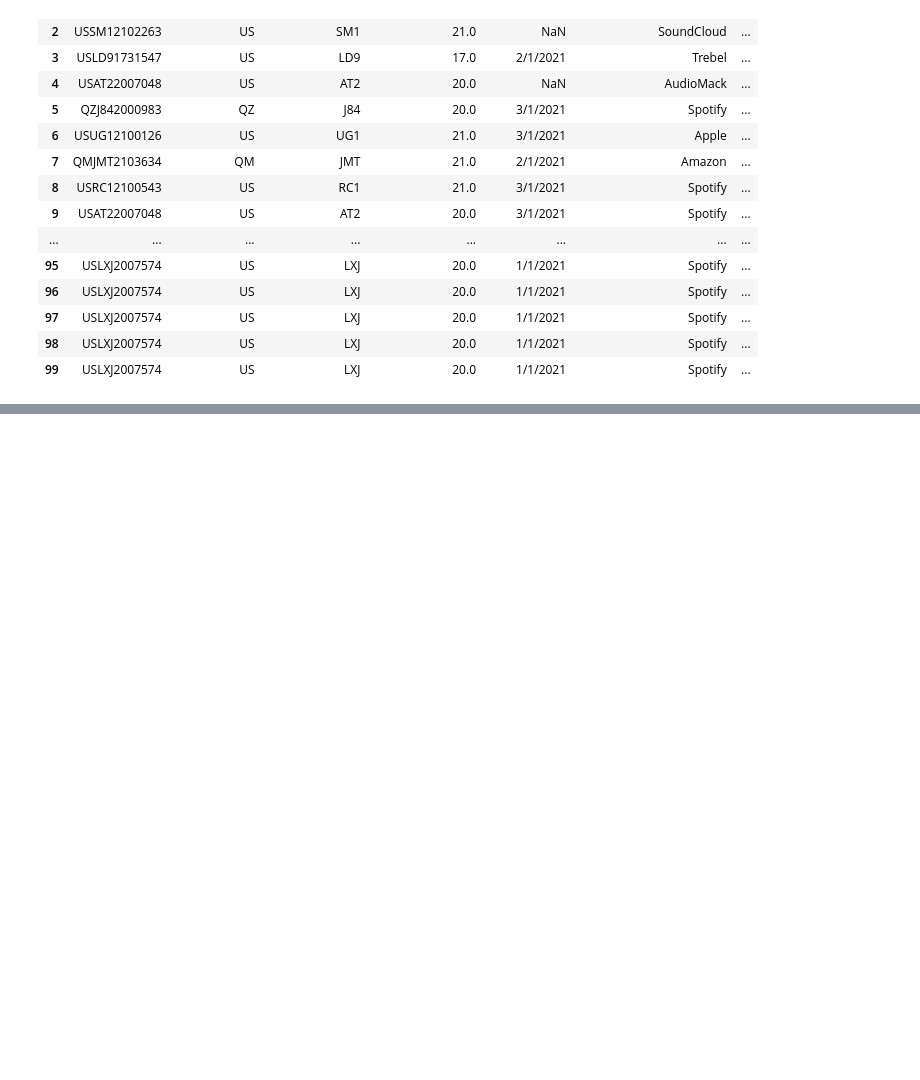
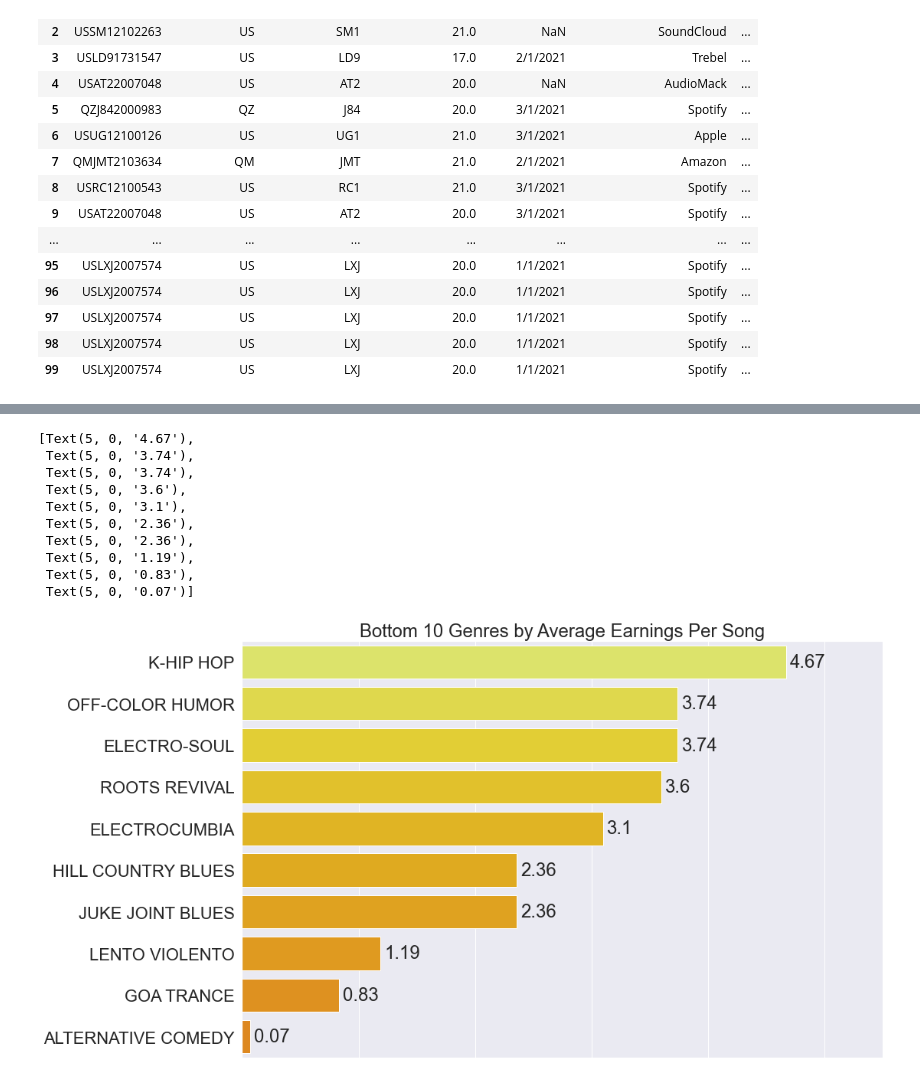
Before and after one commit to NSS-Data-Analytics-Cohort-6/mlc-project-pythons-on-a-plane, a Jupyter notebook: notebooks/mlc_streaming_data.ipynb, the cells around one changed output, grey strips where cells are left out. Drawn from its saved outputs; the diff is of its cells as text; code cells hidden in the pictures; blank space fills up the shorter version.

```diff
--- a/notebooks/mlc_streaming_data.ipynb
+++ b/notebooks/mlc_streaming_data.ipynb
@@ -734,0 +860,7 @@ genre_earnings_avg.tail(30)
+# %%
+genre_earnings_avg = royalties.groupby('genre')[['earnings']].mean().sort_values(['earnings'],ascending=False)
+
+#drop nan earnings
+genre_earnings_avg = genre_earnings_avg[genre_earnings_avg['earnings'].notna()]
+
+genre_earnings_avg.head(30)
@@ -734,0 +907,6 @@ genre_earnings_avg.tail(30)
+# %%
+#bottom 10 genre by avg earnings dataframe
+bottom_genre_earnings_avg = pd.DataFrame(genre_earnings_avg.nsmallest(10, ['earnings'])).sort_values(['earnings'],ascending=False).reset_index()
+bottom_genre_earnings_avg.columns = ['genre', 'average earnings']
+bottom_genre_earnings_avg['average earnings'] = round(bottom_genre_earnings_avg['average earnings'],2)
+bottom_genre_earnings_avg.head(10)
@@ -734,0 +925,35 @@ genre_earnings_avg.tail(30)
+# %%
+#bottom 10 genres by avg earning visualization
+bottom_genres_earnings_avg_g = sns.barplot(x="average earnings", y="genre", data=bottom_genre_earnings_avg,
+                 palette="Wistia")
+
+#make plot bigger so value labels don't run off graph
+#https://www.geeksforgeeks.org/matplotlib-axes-axes-set_xlim-in-python/
+bottom_genres_earnings_avg_g.set_xlim(0, 5.5)
+
+#add chart title
+bottom_genres_earnings_avg_g.set_title("Bottom 10 Genres by Average Earnings Per Song")
+
+#remove x axis label and values
+#https://stackoverflow.com/questions/58476654/how-to-remove-or-hide-x-axis-labels-from-a-seaborn-matplotlib-plot
+bottom_genres_earnings_avg_g.set(xlabel=None)
+bottom_genres_earnings_avg_g.set(xticklabels=[])
+
+#remove y axis label
+bottom_genres_earnings_avg_g.set(ylabel=None)
+
+#add value labels to each bar
+#https://matplotlib.org/stable/api/_as_gen/matplotlib.axes.Axes.bar_label.html
+bottom_genres_earnings_avg_g.bar_label(bottom_genres_earnings_avg_g.containers[0], padding=5)
+# %% [output]
+[Text(5, 0, '4.67'),
+ Text(5, 0, '3.74'),
+ Text(5, 0, '3.74'),
+ Text(5, 0, '3.6'),
+ Text(5, 0, '3.1'),
+ Text(5, 0, '2.36'),
+ Text(5, 0, '2.36'),
+ Text(5, 0, '1.19'),
+ Text(5, 0, '0.83'),
+ Text(5, 0, '0.07')]
+[figure, added]
```
Also changed, not shown: parts of 58 cells of this notebook, 1 other file.
